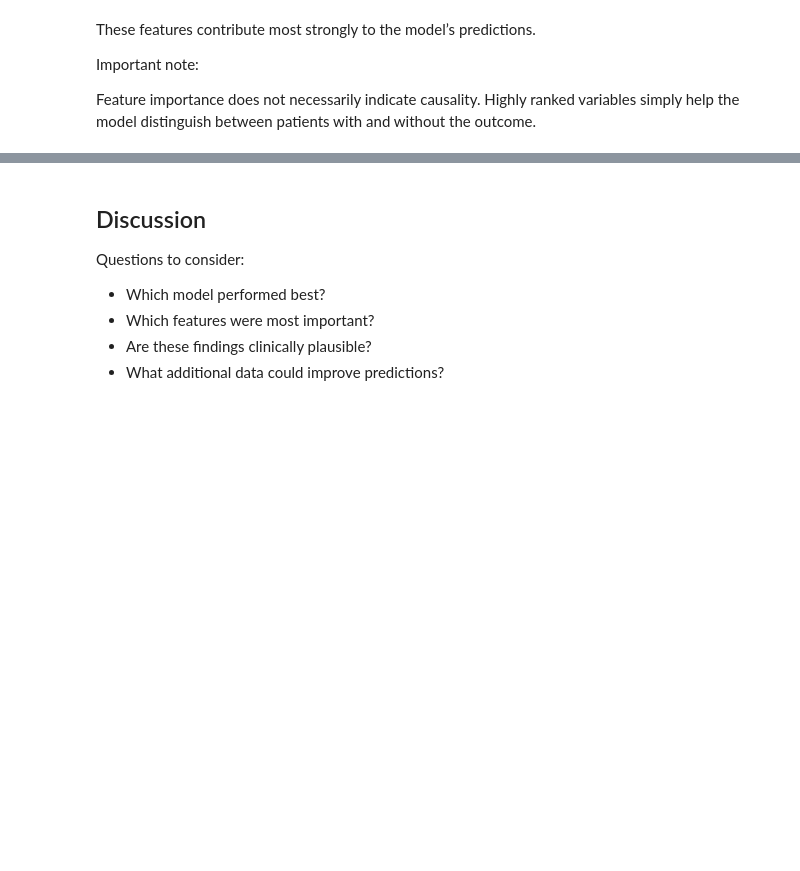
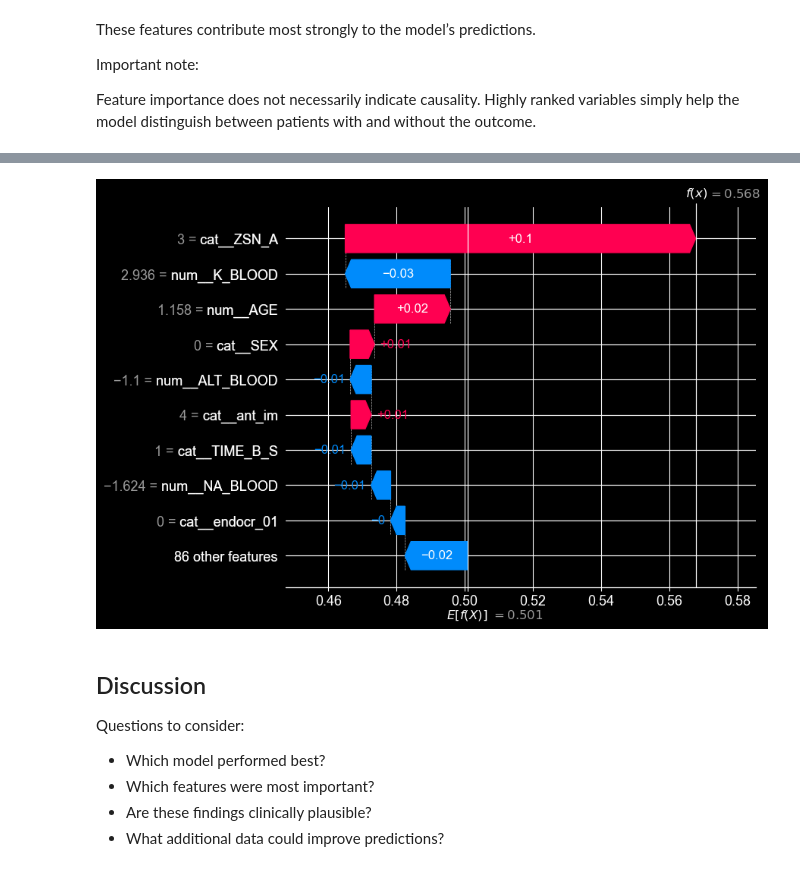
Before and after one commit to ScaDS/ai4medicine-2026, a Jupyter notebook: day3.1_ml-application/02b_machine_learning_solution.ipynb, the cells around one changed output, grey strips where cells are left out. Cells and saved outputs as stored; diff of their text form; code cells hidden in the pictures; blank space fills up the shorter version.

```diff
--- a/day3.1_ml-application/02b_machine_learning_solution.ipynb
+++ b/day3.1_ml-application/02b_machine_learning_solution.ipynb
@@ -946,3 +969,16 @@ patients with and without the outcome.
+# %%
+patient_idx = 0
+
+shap.plots.waterfall(
+    shap.Explanation(
+        values=shap_values[patient_idx][:, 1],
+        base_values=explainer.expected_value[1],
+        data=X_test_transformed[patient_idx],
+        feature_names=feature_names
+    )
+)
+# %% [output]
+[figure, added]
 # %% [markdown]
 ## Discussion
 
```
Also changed, not shown: parts of 25 cells of this notebook, 1 other file.
